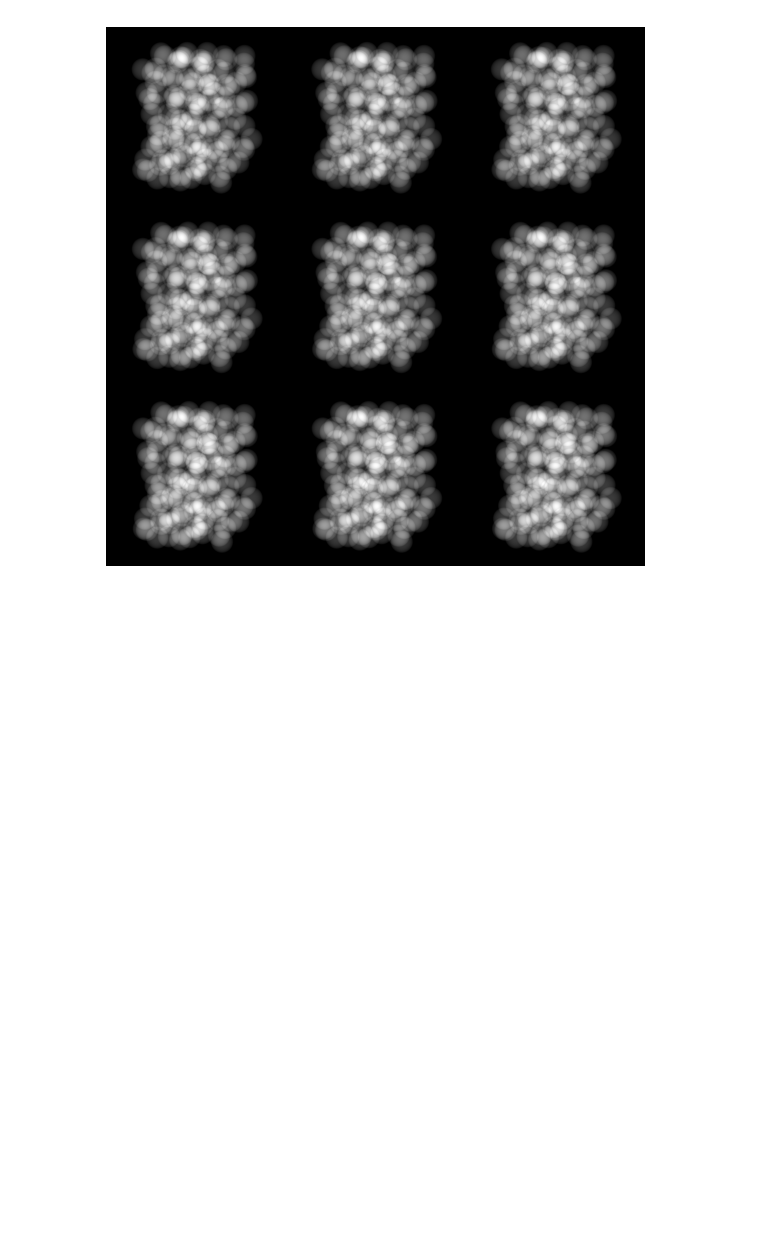
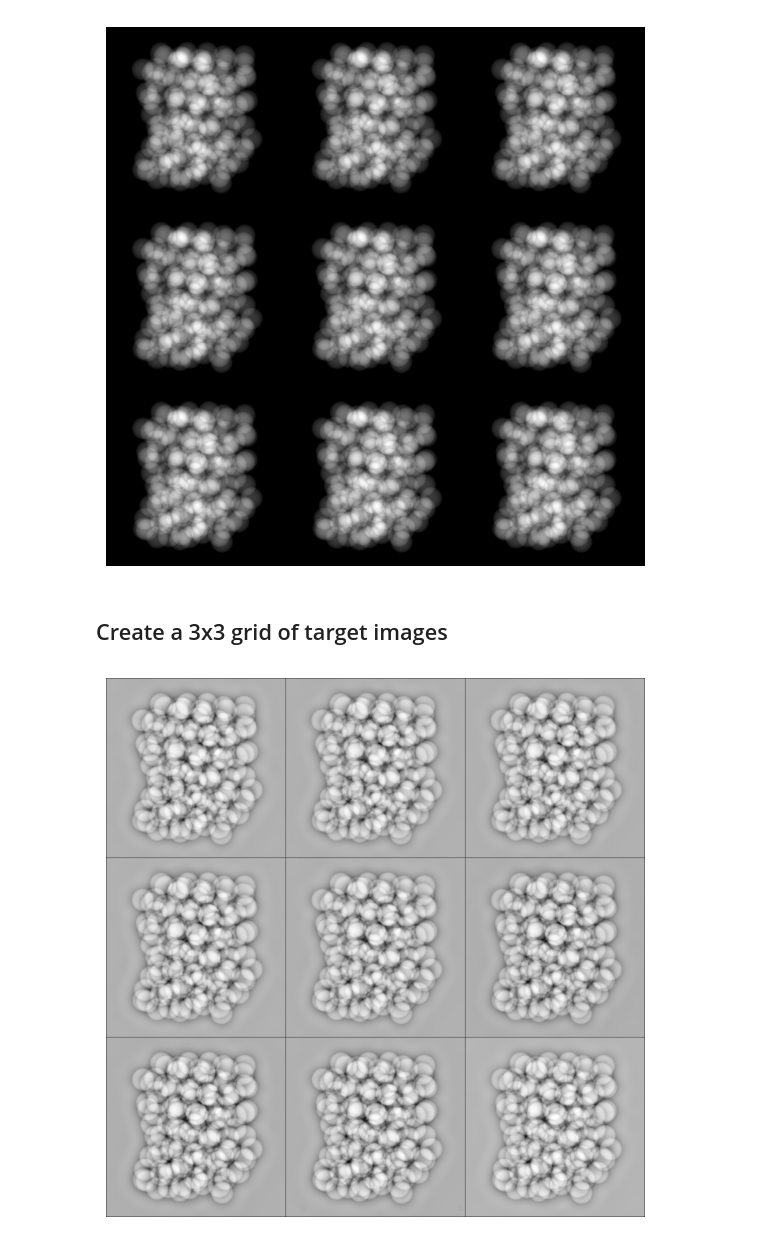
Before and after one commit to ECLIPSE-Lab/DataScienceForElectronMicroscopy, a Jupyter notebook: notebooks/X4_Img2Img.ipynb, the cells around one changed output. Cells and saved outputs as stored; diff of their text form; code cells hidden in the pictures; blank space fills up the shorter version.

```diff
--- a/notebooks/X4_Img2Img.ipynb
+++ b/notebooks/X4_Img2Img.ipynb
@@ -81,3 +89,26 @@ plt.axis('off')
 plt.show()
 # %% [output]
 [figure]
+# %% [markdown]
+## Create a 3x3 grid of target images
+# %%
+import torchvision
+
+inputs = []
+for i in range(9):
+    _, x = dataset[i]  # Get just the input image
+    inputs.append(x)
+
+# Use torchvision's make_grid to create a grid of images
+grid = torchvision.utils.make_grid(inputs, nrow=3, padding=2)
+
+# Convert to numpy and scale to 0-255 range for display
+grid_np = (grid.squeeze().numpy() * 255).astype(np.uint8)
+
+# Plot the grid using matplotlib
+plt.figure(figsize=(7,7))
+plt.imshow(grid_np.transpose(1,2,0))  # Transpose from (C,H,W) to (H,W,C) for matplotlib
+plt.axis('off')
+plt.show()
+# %% [output]
+[figure, added]
```
Also changed, not shown: parts of 8 cells of this notebook, 27 other files.
